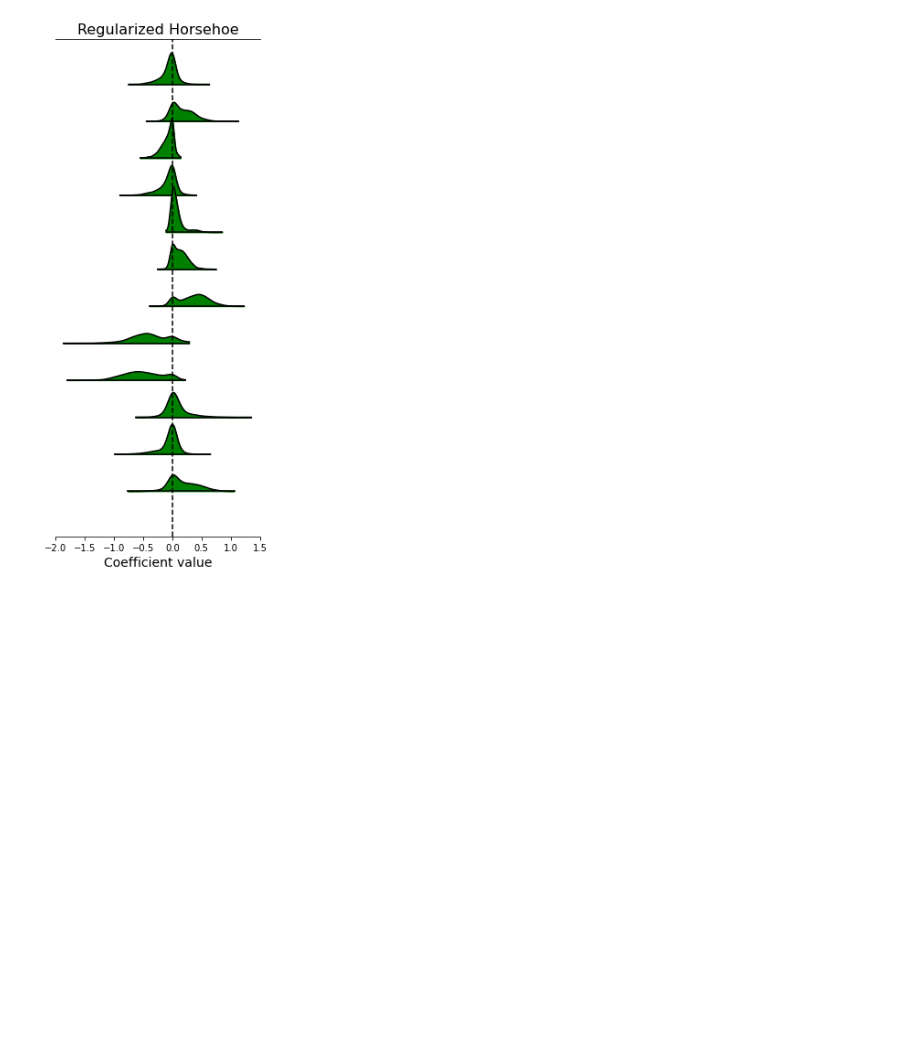
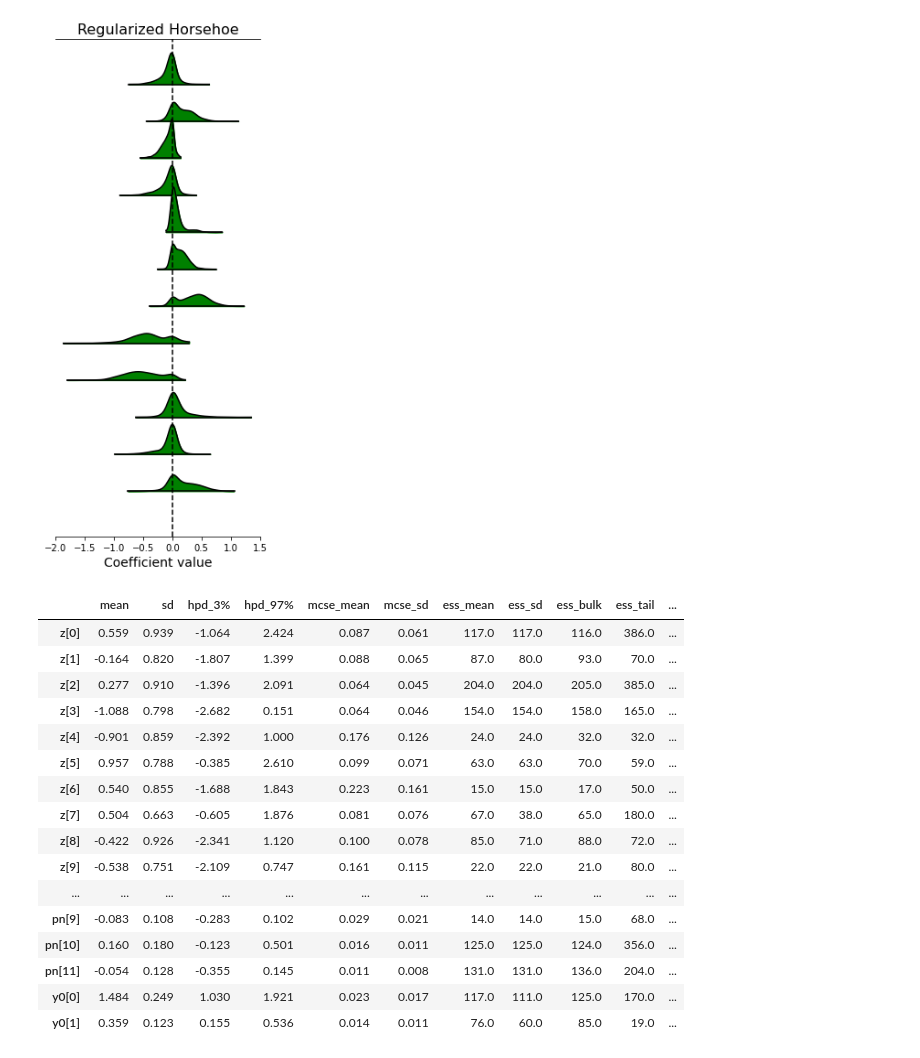
Before and after one commit to sethhirsh/BayesianSindy, a Jupyter notebook: tau005.ipynb, the cells around one changed output. Saved outputs shown, nothing was run; the diff lists cells and outputs as text; code cells hidden in the pictures; blank space fills up the shorter version.

```diff
--- a/tau005.ipynb
+++ b/tau005.ipynb
@@ -157,3 +157,23 @@ Initialization
  [-0.04709275  0.23517823]
  [-0.17829224  0.20845188]]
 [figure]
+# %%
+pm.summary(trace)
+# %% [output]
+|  | mean | sd | hpd_3% | hpd_97% | mcse_mean | mcse_sd | ess_mean | ess_sd | ess_bulk | ess_tail | ... |
+| z[0] | 0.559 | 0.939 | -1.064 | 2.424 | 0.087 | 0.061 | 117.0 | 117.0 | 116.0 | 386.0 | ... |
+| z[1] | -0.164 | 0.820 | -1.807 | 1.399 | 0.088 | 0.065 | 87.0 | 80.0 | 93.0 | 70.0 | ... |
+| z[2] | 0.277 | 0.910 | -1.396 | 2.091 | 0.064 | 0.045 | 204.0 | 204.0 | 205.0 | 385.0 | ... |
+| z[3] | -1.088 | 0.798 | -2.682 | 0.151 | 0.064 | 0.046 | 154.0 | 154.0 | 158.0 | 165.0 | ... |
+| z[4] | -0.901 | 0.859 | -2.392 | 1.000 | 0.176 | 0.126 | 24.0 | 24.0 | 32.0 | 32.0 | ... |
+| z[5] | 0.957 | 0.788 | -0.385 | 2.610 | 0.099 | 0.071 | 63.0 | 63.0 | 70.0 | 59.0 | ... |
+| z[6] | 0.540 | 0.855 | -1.688 | 1.843 | 0.223 | 0.161 | 15.0 | 15.0 | 17.0 | 50.0 | ... |
+| z[7] | 0.504 | 0.663 | -0.605 | 1.876 | 0.081 | 0.076 | 67.0 | 38.0 | 65.0 | 180.0 | ... |
+| z[8] | -0.422 | 0.926 | -2.341 | 1.120 | 0.100 | 0.078 | 85.0 | 71.0 | 88.0 | 72.0 | ... |
+| z[9] | -0.538 | 0.751 | -2.109 | 0.747 | 0.161 | 0.115 | 22.0 | 22.0 | 21.0 | 80.0 | ... |
+| ... | ... | ... | ... | ... | ... | ... | ... | ... | ... | ... | ... |
+| pn[9] | -0.083 | 0.108 | -0.283 | 0.102 | 0.029 | 0.021 | 14.0 | 14.0 | 15.0 | 68.0 | ... |
+| pn[10] | 0.160 | 0.180 | -0.123 | 0.501 | 0.016 | 0.011 | 125.0 | 125.0 | 124.0 | 356.0 | ... |
+| pn[11] | -0.054 | 0.128 | -0.355 | 0.145 | 0.011 | 0.008 | 131.0 | 131.0 | 136.0 | 204.0 | ... |
+| y0[0] | 1.484 | 0.249 | 1.030 | 1.921 | 0.023 | 0.017 | 117.0 | 111.0 | 125.0 | 170.0 | ... |
+| y0[1] | 0.359 | 0.123 | 0.155 | 0.536 | 0.014 | 0.011 | 76.0 | 60.0 | 85.0 | 19.0 | ... |
```
Also changed, not shown: 1 other file.
